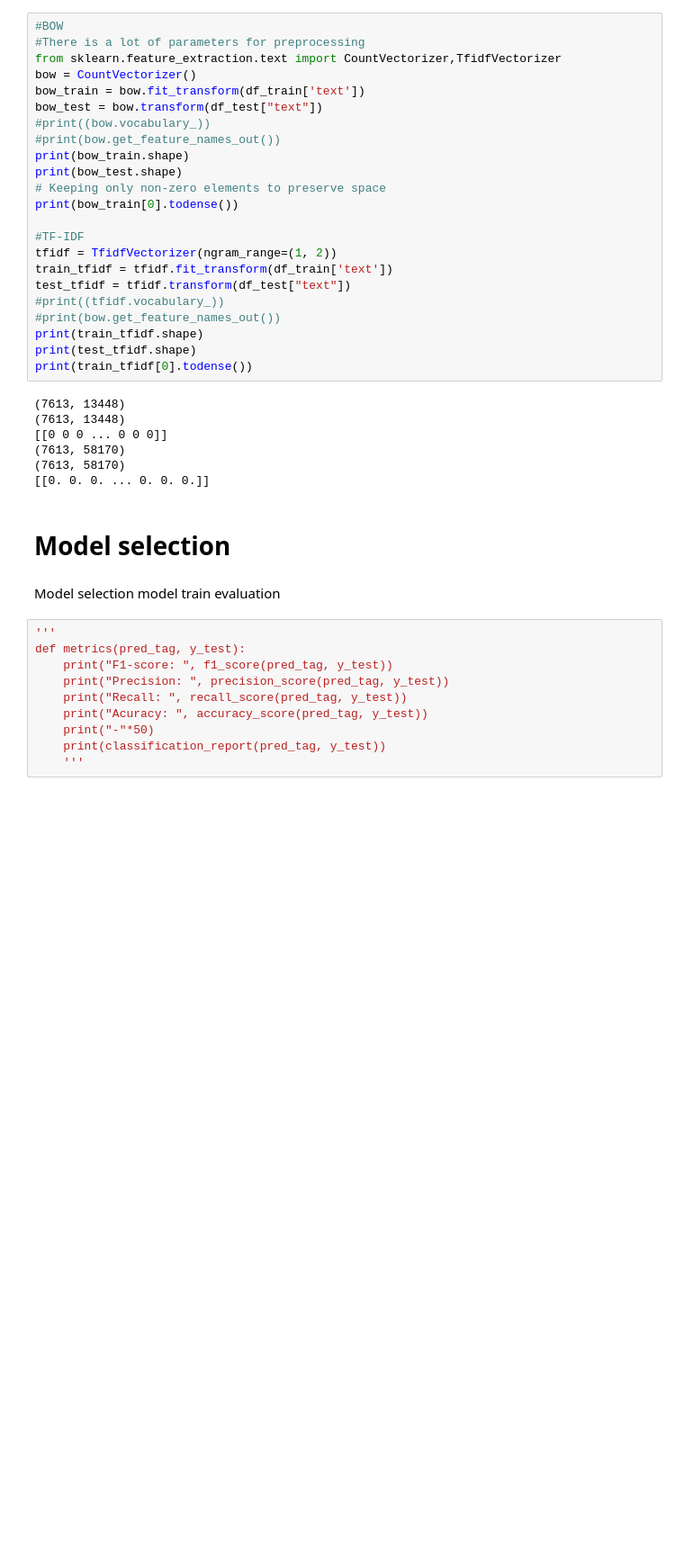
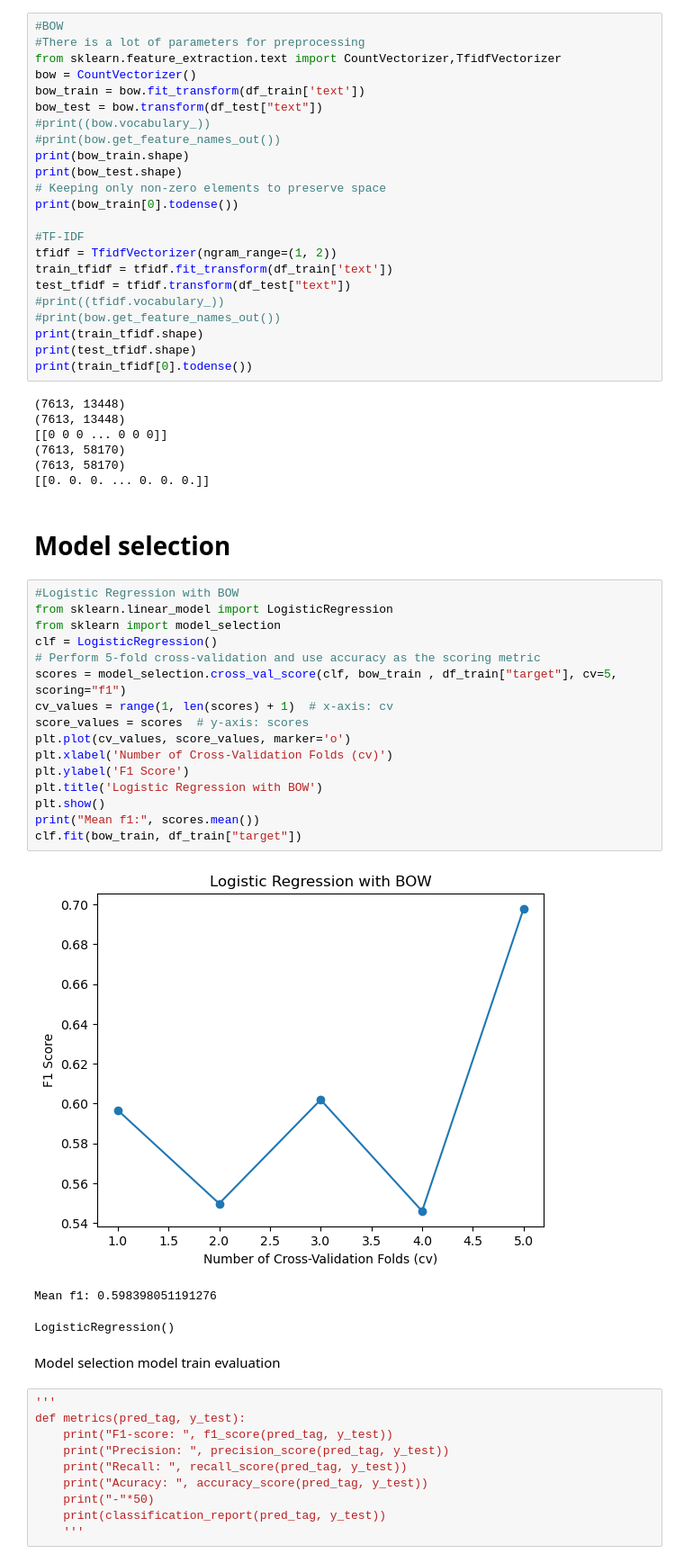
Before and after one commit to Mina-Moeini/Disaster_Tweet, a Jupyter notebook: disaster-tweet.ipynb, the cells around one changed output. Shown at 90% size. Drawn from its saved outputs; the diff is of its cells as text; blank space fills up the shorter version.

```diff
--- a/disaster-tweet.ipynb
+++ b/disaster-tweet.ipynb
@@ -442,6 +442,26 @@ print(train_tfidf[0].todense())
 [[0. 0. 0. ... 0. 0. 0.]]
 # %% [markdown]
 # **Model selection**
+# %%
+#Logistic Regression with BOW
+from sklearn.linear_model import LogisticRegression
+from sklearn import model_selection
+clf = LogisticRegression()
+# Perform 5-fold cross-validation and use accuracy as the scoring metric
+scores = model_selection.cross_val_score(clf, bow_train , df_train["target"], cv=5, scoring="f1")
+cv_values = range(1, len(scores) + 1)  # x-axis: cv
+score_values = scores  # y-axis: scores
+plt.plot(cv_values, score_values, marker='o')
+plt.xlabel('Number of Cross-Validation Folds (cv)')
+plt.ylabel('F1 Score')
+plt.title('Logistic Regression with BOW')
+plt.show()
+print("Mean f1:", scores.mean())
+clf.fit(bow_train, df_train["target"])
+# %% [output]
+[figure, added]
+Mean f1: 0.598398051191276
+LogisticRegression()
 # %% [markdown]
 
 
```
